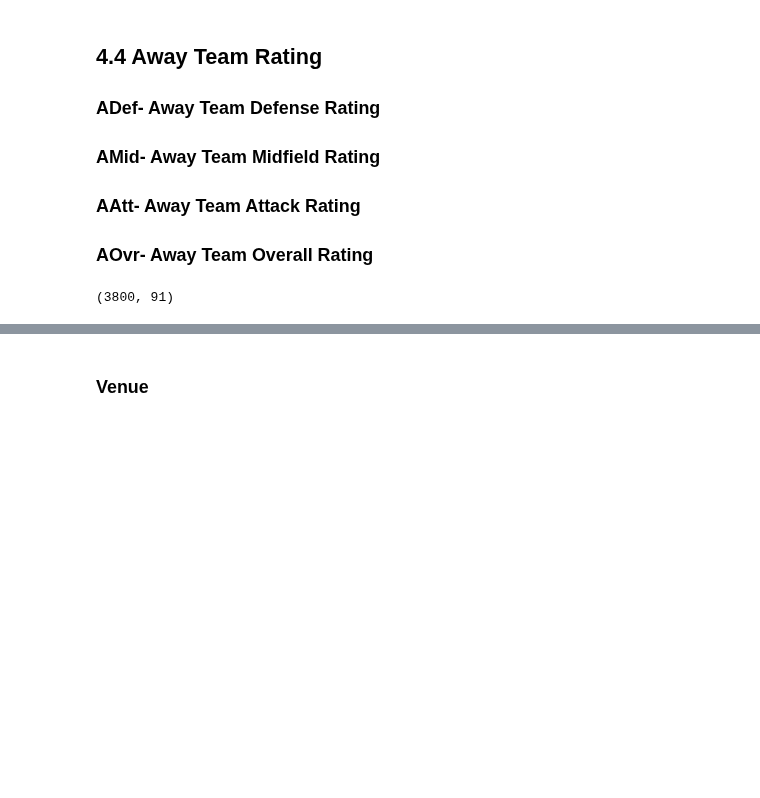
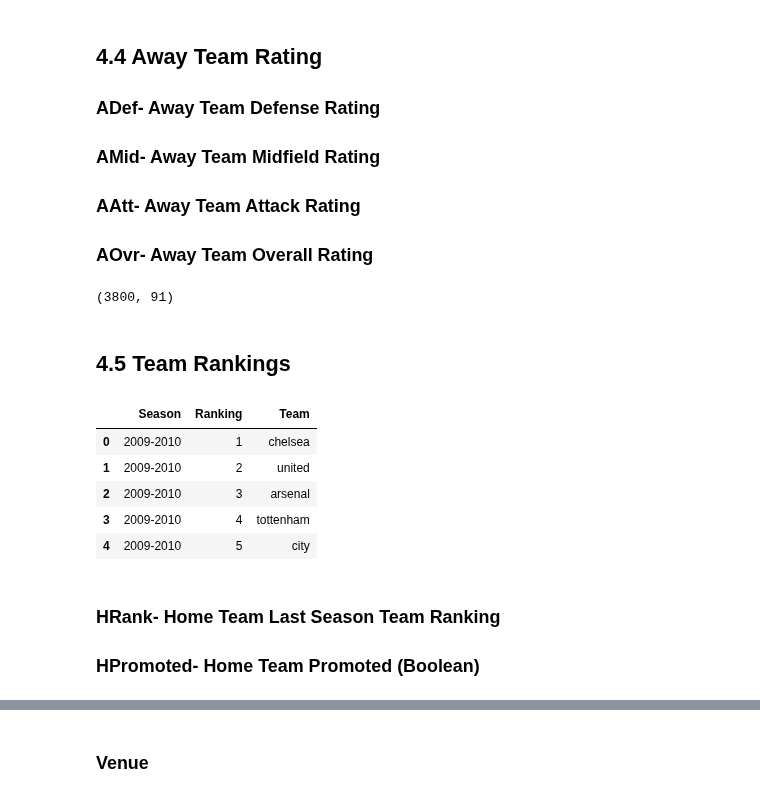
Before and after one commit to schoibs/football-match-prediction, a Jupyter notebook: notebooks/2 EDA & Feature Engineering.ipynb, the cells around one changed output, grey strips where cells are left out. Cells and saved outputs as stored; diff of their text form; code cells hidden in the pictures; blank space fills up the shorter version.

Commit message:
Add two Home Team features: HRank & HPromoted

```diff
--- a/notebooks/2 EDA & Feature Engineering.ipynb
+++ b/notebooks/2 EDA & Feature Engineering.ipynb
@@ -2306,3 +2306,15 @@ df = df.apply(getAwayTeamRatingIndex, axis=1)
 df.shape
 # %% [output]
 (3800, 91)
+# %% [markdown]
+## 4.5 Team Rankings
+# %%
+team_rankings_df = pd.read_csv('../data/processed/data-source-4/rankings-data-source-4.csv')
+team_rankings_df.head()
+# %% [output]
+|  | Season | Ranking | Team |
+| 0 | 2009-2010 | 1 | chelsea |
+| 1 | 2009-2010 | 2 | united |
+| 2 | 2009-2010 | 3 | arsenal |
+| 3 | 2009-2010 | 4 | tottenham |
+| 4 | 2009-2010 | 5 | city |
@@ -2308,0 +2332,4 @@ df.shape
+# %% [markdown]
+### HRank- Home Team Last Season Team Ranking
+
+### HPromoted- Home Team Promoted (Boolean)
```
Also changed, not shown: parts of 9 cells of this notebook, 1 other file.
